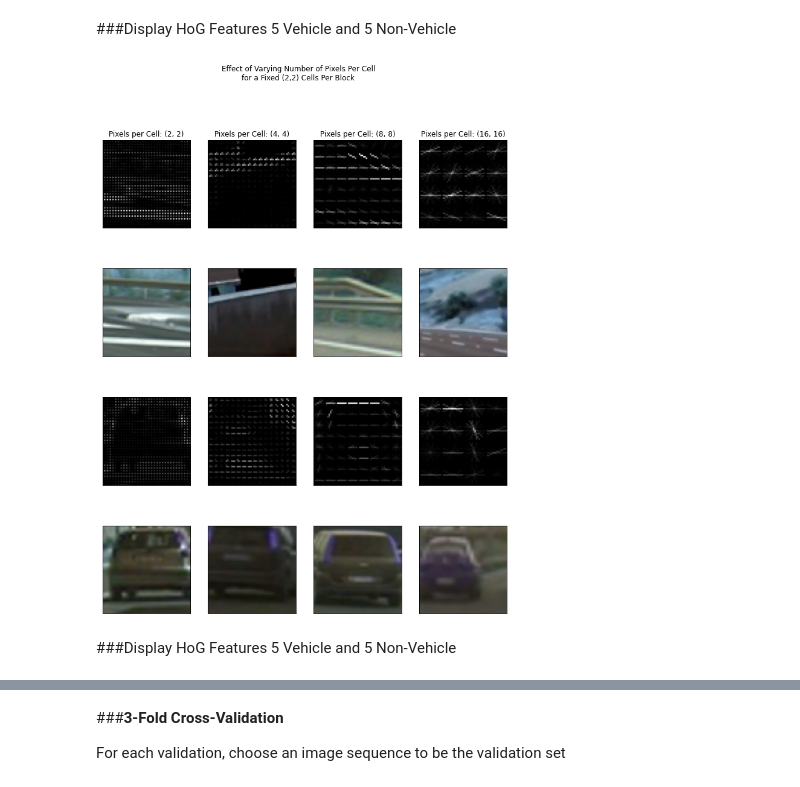
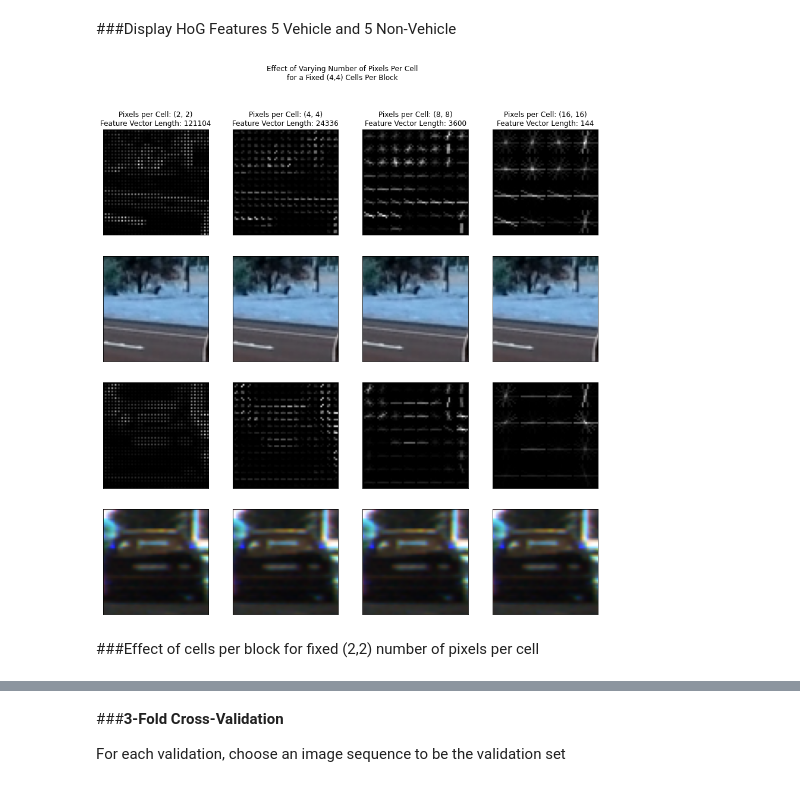
Before and after one commit to chrismartel/ECSE415-Project-G7, a Jupyter notebook: classification/classification.ipynb, the cells around one changed output, grey strips where cells are left out. Cells and saved outputs as stored; diff of their text form; code cells hidden in the pictures.

```diff
--- a/classification/classification.ipynb
+++ b/classification/classification.ipynb
@@ -875,56 +875,57 @@ def preprocess_images(imgs, orientations=9, resize_shape=(64,64), pixels_per_cel
 # %% [markdown]
 ###Display HoG Features 5 Vehicle and 5 Non-Vehicle
 # %%
-imgs, labels = build_dataset_from_udacity(number_of_positive_samples=100, number_of_negative_samples=100, visualize=False)
+imgs, labels = build_dataset_from_udacity(number_of_positive_samples=1, number_of_negative_samples=1, visualize=False)
 
 # Preprocessing params
 orientations = 9
 resize_shape = (64,64)
 pixels_per_cell=(2,2)
 cells_per_block = (4,4)
 
 pixels_per_cell_range = [(2,2),(4,4),(8,8),(16,16)]
 
 # Display Images along with predictions
 fig, axes = plt.subplots(4,len(pixels_per_cell_range))
-fig.suptitle("Effect of Varying Number of Pixels Per Cell\nfor a Fixed (2,2) Cells Per Block")
+fig.suptitle("Effect of Varying Number of Pixels Per Cell\nfor a Fixed (4,4) Cells Per Block")
 fig.set_figheight(15)
-fig.set_figwidth(12)
+fig.set_figwidth(15)
+
+number_of_samples = len(imgs)
+while(True):
+  vehicle_id = randint(0,number_of_samples-1)
+
+  if labels[vehicle_id] == 1:
+    break
+
+while(True):
+  non_vehicle_id = randint(0,number_of_samples-1)
+
+  if labels[non_vehicle_id] == 0:
+    break
 
 for i, pixels_per_cell in enumerate(pixels_per_cell_range):
   features, hog_imgs = preprocess_images(imgs, orientations=orientations, resize_shape=resize_shape, pixels_per_cell=pixels_per_cell, cells_per_block=cells_per_block, scaling=True, preprocessing_time=False, compute_spatial_features=False, spatial_bins=(8,8), visualize=True, grayscale=True)
   number_of_samples = features.shape[0]
 
-  while(True):
-    id = randint(0,number_of_samples-1)
+  axes[0][i].set_title("Pixels per Cell: {pix}\nFeature Vector Length: {f}".format(pix=str(pixels_per_cell),f=features.shape[1]))
+  axes[0][i].set_xticks([]), axes[0][i].set_yticks([])
+  axes[0][i].imshow(hog_imgs[non_vehicle_id],cmap='gray')
 
-    if labels[id] == 1:
-      continue
+  axes[1][i].set_xticks([]), axes[1][i].set_yticks([])
+  axes[1][i].imshow(imgs[non_vehicle_id],cmap='gray')
 
-    axes[0][i].set_title("Pixels per Cell: {pix}".format(pix=str(pixels_per_cell)))
-    axes[0][i].set_xticks([]), axes[0][i].set_yticks([])
-    axes[0][i].imshow(hog_imgs[id],cmap='gray')
 
-    axes[1][i].set_xticks([]), axes[1][i].set_yticks([])
-    axes[1][i].imshow(imgs[id],cmap='gray')
-    break
+  axes[2][i].set_xticks([]), axes[2][i].set_yticks([])
+  axes[2][i].imshow(hog_imgs[vehicle_id],cmap='gray')
 
-  while(True):
-    id = randint(0,number_of_samples-1)
+  axes[3][i].set_xticks([]), axes[3][i].set_yticks([])
+  axes[3][i].imshow(imgs[vehicle_id],cmap='gray')
 
-    if labels[id] == 0:
-      continue
-
-    axes[2][i].set_xticks([]), axes[2][i].set_yticks([])
-    axes[2][i].imshow(hog_imgs[id],cmap='gray')
-
-    axes[3][i].set_xticks([]), axes[3][i].set_yticks([])
-    axes[3][i].imshow(imgs[id],cmap='gray')
-    break
 
 plt.show()
 # %% [output]
-[figure, old version]
+[figure, new version]
-# %% [markdown]
-###Display HoG Features 5 Vehicle and 5 Non-Vehicle
+# %% [markdown]
+###Effect of cells per block for fixed (2,2) number of pixels per cell
 # %%
```
Also changed, not shown: parts of 1 cell of this notebook.
